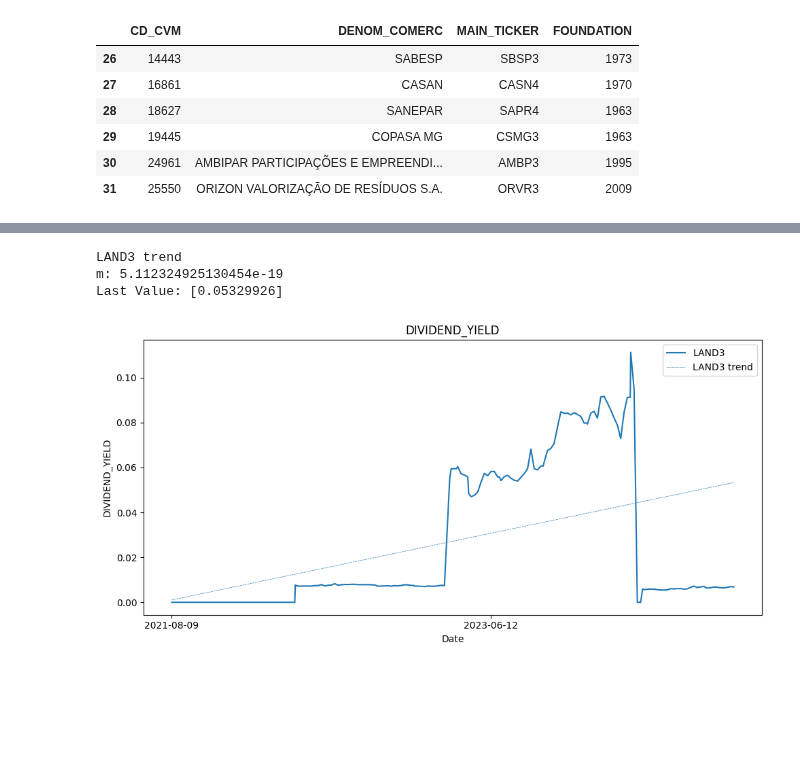
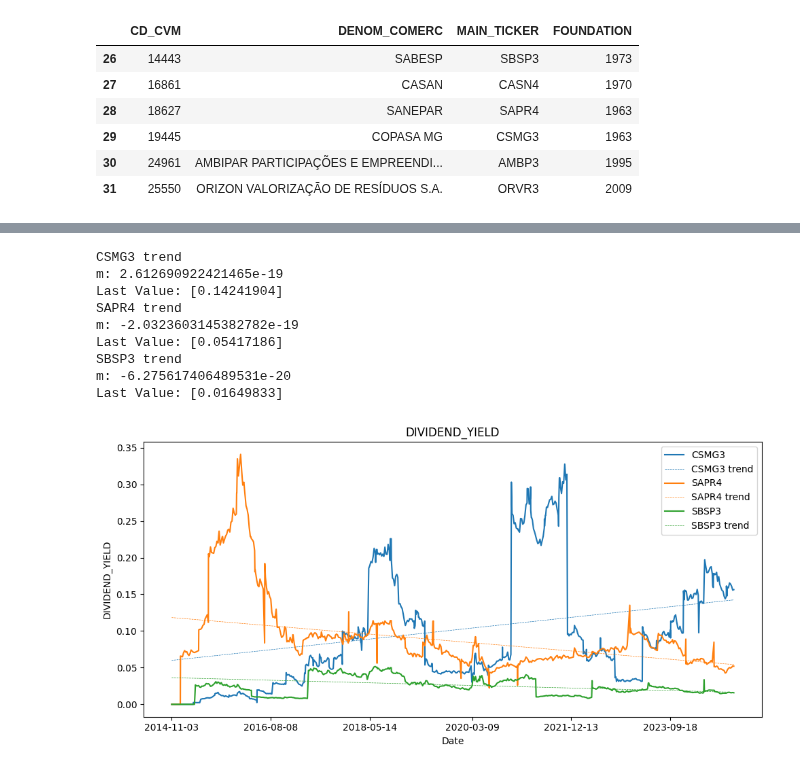
Before and after one commit to boa50/investment-analysis-etl, a Jupyter notebook: analysis/stock-analysis.ipynb, the cells around one changed output, grey strips where cells are left out. Drawn from its saved outputs; the diff is of its cells as text; code cells hidden in the pictures; blank space fills up the shorter version.

```diff
--- a/analysis/stock-analysis.ipynb
+++ b/analysis/stock-analysis.ipynb
@@ -38,24 +38,30 @@ measures.get_latest_values_by_segmento("Água e Saneamento")
 | 5 | ORVR3 | 47.130001 | 1.205730 | 28.422007 | 4.834756 | 0.000000 | 0.000000 | 0.170106 | ... |
 | 0 | SEGMENTO | 0.000000 | 0.000000 | -5.018952 | 3.422818 | 0.037654 | 0.252037 | 0.114179 | ... |
 # %%
-# tickers=["CSMG3", "SAPR4", "SBSP3"]
-tickers=["LAND3"]
+tickers=["CSMG3", "SAPR4", "SBSP3"]
+# tickers=["LAND3"]
 show_segment = False
 show_trend = True
 
 # for ticker in tickers:
 #     plot.plot_equity_evolution(ticker)
 
 # plot.plot_historical_kpi(tickers=tickers, kpi="NET_DEBT_BY_EQUITY", show_segment=show_segment, show_trend=show_trend)
 # plot.plot_historical_kpi(tickers=tickers, kpi="NET_DEBT_BY_EBIT", show_segment=show_segment, show_trend=show_trend)
 # plot.plot_historical_kpi(tickers=tickers, kpi="PROFIT", show_segment=show_segment, show_trend=show_trend)
 # plot.plot_historical_kpi(tickers=tickers, kpi="ROE", show_segment=show_segment, show_trend=show_trend)
 # plot.plot_historical_kpi(tickers=tickers, kpi="CGAR_5_YEARS_PROFIT", show_segment=show_segment, show_trend=show_trend)
 plot.plot_historical_kpi(tickers=tickers, kpi="DIVIDEND_YIELD", show_segment=show_segment, show_trend=show_trend)
 # plot.plot_historical_kpi(tickers=tickers, kpi="DIVIDEND_PAYOUT", show_segment=show_segment, show_trend=show_trend)
 # plot.plot_historical_kpi(tickers=tickers, kpi="NET_MARGIN", show_segment=show_segment, show_trend=show_trend)
 # %% [output]
-LAND3 trend
-m: 5.112324925130454e-19
-Last Value: [0.05329926]
+CSMG3 trend
+m: 2.612690922421465e-19
+Last Value: [0.14241904]
+SAPR4 trend
+m: -2.0323603145382782e-19
+Last Value: [0.05417186]
+SBSP3 trend
+m: -6.275617406489531e-20
+Last Value: [0.01649833]
-[figure, old version]
+[figure, new version]
```
Also changed, not shown: 1 other file.
